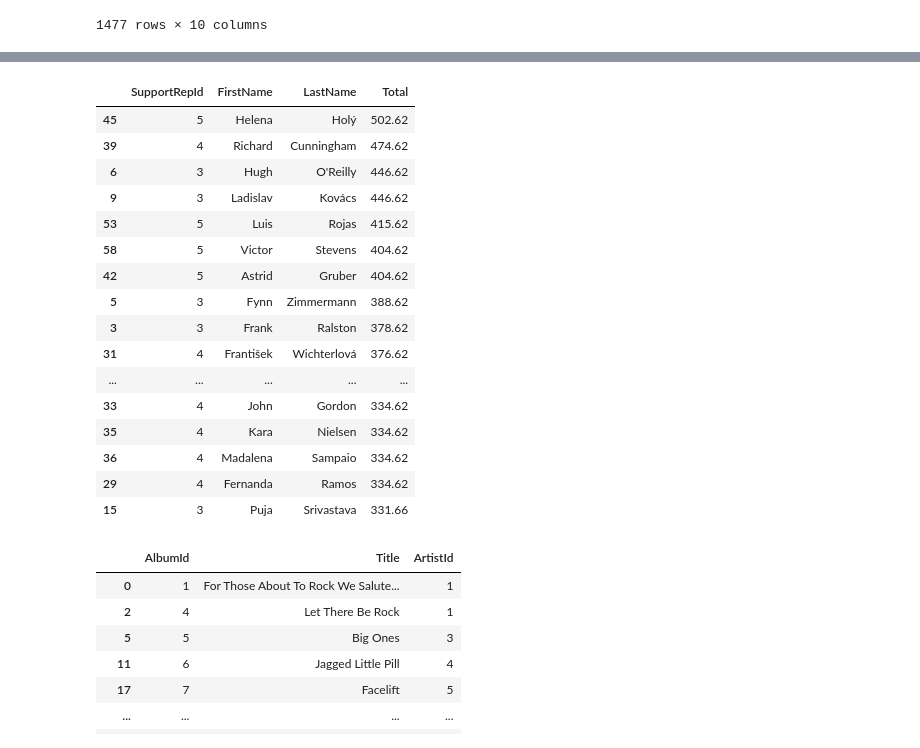
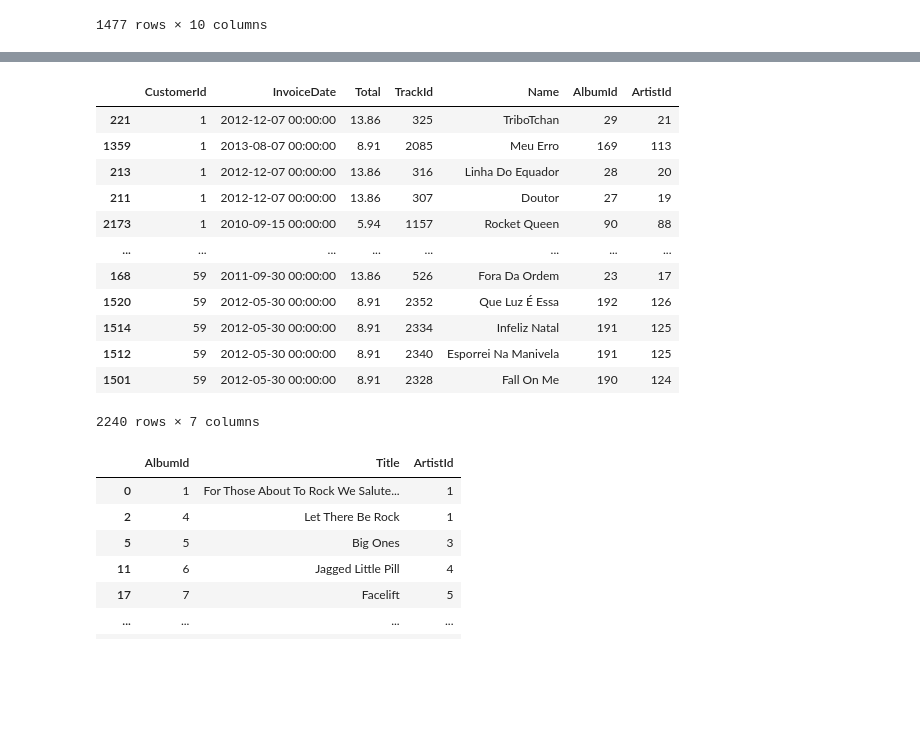
Before and after one commit to kushalpatel0265/Database-Talk, a Jupyter notebook: Database_Talk.ipynb, the cells around one changed output, grey strips where cells are left out. Saved outputs shown, nothing was run; the diff lists cells and outputs as text; code cells hidden in the pictures; blank space fills up the shorter version.

```diff
--- a/Database_Talk.ipynb
+++ b/Database_Talk.ipynb
@@ -736,25 +654,21 @@ WARNING:pandasai.helpers.logger:Failed to execute code retrying with a correctio
 # %%
 # Data Linkage and Reporting Prompts
 # %%
-agent.chat('Show a comprehensive report of employee sales performance.')
+agent.chat('Show a detailed breakdown of customer purchase histories.')
 # %% [output]
-|  | SupportRepId | FirstName | LastName | Total |
-| 45 | 5 | Helena | Holý | 502.62 |
-| 39 | 4 | Richard | Cunningham | 474.62 |
-| 6 | 3 | Hugh | O'Reilly | 446.62 |
-| 9 | 3 | Ladislav | Kovács | 446.62 |
-| 53 | 5 | Luis | Rojas | 415.62 |
-| 58 | 5 | Victor | Stevens | 404.62 |
-| 42 | 5 | Astrid | Gruber | 404.62 |
-| 5 | 3 | Fynn | Zimmermann | 388.62 |
-| 3 | 3 | Frank | Ralston | 378.62 |
-| 31 | 4 | František | Wichterlová | 376.62 |
-| ... | ... | ... | ... | ... |
-| 33 | 4 | John | Gordon | 334.62 |
-| 35 | 4 | Kara | Nielsen | 334.62 |
-| 36 | 4 | Madalena | Sampaio | 334.62 |
-| 29 | 4 | Fernanda | Ramos | 334.62 |
-| 15 | 3 | Puja | Srivastava | 331.66 |
+|  | CustomerId | InvoiceDate | Total | TrackId | Name | AlbumId | ArtistId |
+| 221 | 1 | 2012-12-07 00:00:00 | 13.86 | 325 | TriboTchan | 29 | 21 |
+| 1359 | 1 | 2013-08-07 00:00:00 | 8.91 | 2085 | Meu Erro | 169 | 113 |
+| 213 | 1 | 2012-12-07 00:00:00 | 13.86 | 316 | Linha Do Equador | 28 | 20 |
+| 211 | 1 | 2012-12-07 00:00:00 | 13.86 | 307 | Doutor | 27 | 19 |
+| 2173 | 1 | 2010-09-15 00:00:00 | 5.94 | 1157 | Rocket Queen | 90 | 88 |
+| ... | ... | ... | ... | ... | ... | ... | ... |
+| 168 | 59 | 2011-09-30 00:00:00 | 13.86 | 526 | Fora Da Ordem | 23 | 17 |
+| 1520 | 59 | 2012-05-30 00:00:00 | 8.91 | 2352 | Que Luz É Essa | 192 | 126 |
+| 1514 | 59 | 2012-05-30 00:00:00 | 8.91 | 2334 | Infeliz Natal | 191 | 125 |
+| 1512 | 59 | 2012-05-30 00:00:00 | 8.91 | 2340 | Esporrei Na Manivela | 191 | 125 |
+| 1501 | 59 | 2012-05-30 00:00:00 | 8.91 | 2328 | Fall On Me | 190 | 124 |
+2240 rows × 7 columns
 # %%
 agent.chat('Which albums have tracks that have never been sold?')
 # %% [output]
```
Also changed, not shown: parts of 42 cells of this notebook.
